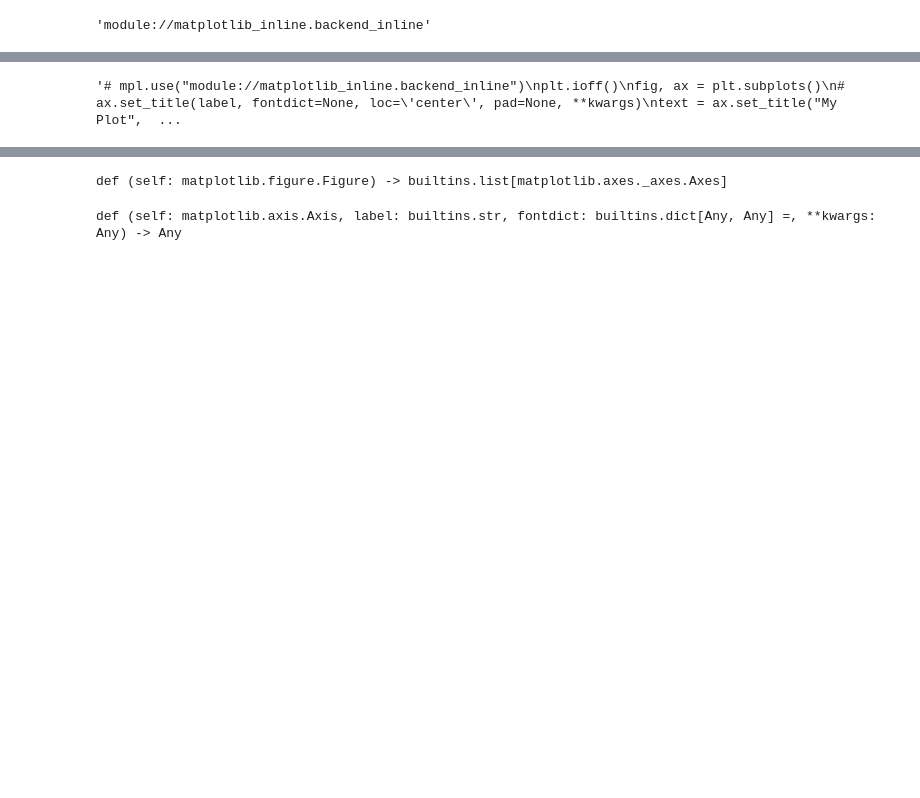
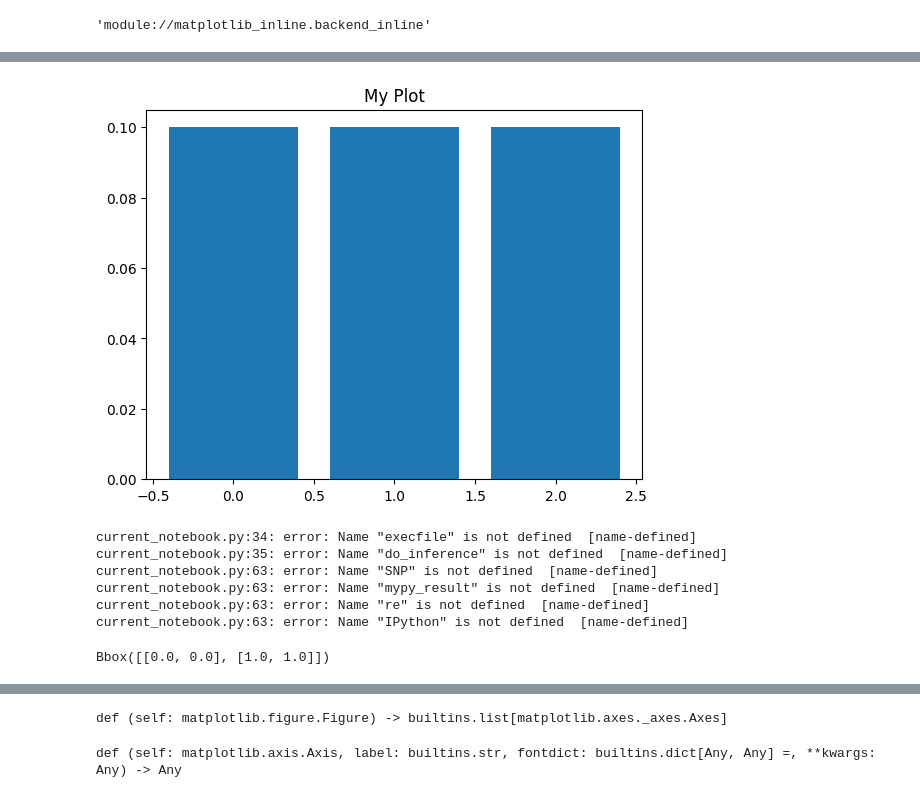
Before and after one commit to brianhempel/sketch-n-plot, a Jupyter notebook: Sketch-n-Plot.ipynb, the cells around one changed output, grey strips where cells are left out. Drawn from its saved outputs; the diff is of its cells as text; code cells hidden in the pictures; blank space fills up the shorter version.

```diff
--- a/Sketch-n-Plot.ipynb
+++ b/Sketch-n-Plot.ipynb
@@ -133,6 +77,29 @@ infer_types_up_through_old(cell)
-# %%
-# print(ax.set_title.__doc__)
-# locals().keys()
-locals().keys()
-# %% [output]
-'# mpl.use("module://matplotlib_inline.backend_inline")\nplt.ioff()\nfig, ax = plt.subplots()\n# ax.set_title(label, fontdict=None, loc=\'center\', pad=None, **kwargs)\ntext = ax.set_title("My Plot",  ...
+# %%
+# mpl.use("module://matplotlib_inline.backend_inline")
+plt.ioff()
+fig, ax = plt.subplots()
+
+fruits = ['apple', 'blueberry', 'cherry', 'orange']
+counts = [40, 100, 30, 55]
+# bar_labels = ['red', 'blue', '_red', 'orange']
+# bar_colors = ['tab:red', 'tab:blue', 'tab:red', 'tab:orange']
+# ax.bar(fruits, counts, label=bar_labels, color=bar_colors)
+
+# ax.set_ylabel('fruit supply')
+# ax.set_title('Fruit supply by kind and color')
+# ax.legend(title='Fruit color')
+ax.set_title("My Plot")
+ax.bar([0,1,2], 0.1)
+SNP(fig, locals(), mypy_result.graph, user_names=set(re.compile(r'\b').split(IPython.get_ipython().history_manager.input_hist_raw[-1])))
+# %% [output]
+[figure, added]
+current_notebook.py:34: error: Name "execfile" is not defined  [name-defined]
+current_notebook.py:35: error: Name "do_inference" is not defined  [name-defined]
+current_notebook.py:63: error: Name "SNP" is not defined  [name-defined]
+current_notebook.py:63: error: Name "mypy_result" is not defined  [name-defined]
+current_notebook.py:63: error: Name "re" is not defined  [name-defined]
+current_notebook.py:63: error: Name "IPython" is not defined  [name-defined]
+# %%
+ax.patch.get_bbox()
+# %% [output]
+Bbox([[0.0, 0.0], [1.0, 1.0]])
```
Also changed, not shown: parts of 17 cells of this notebook, 2 other files.
